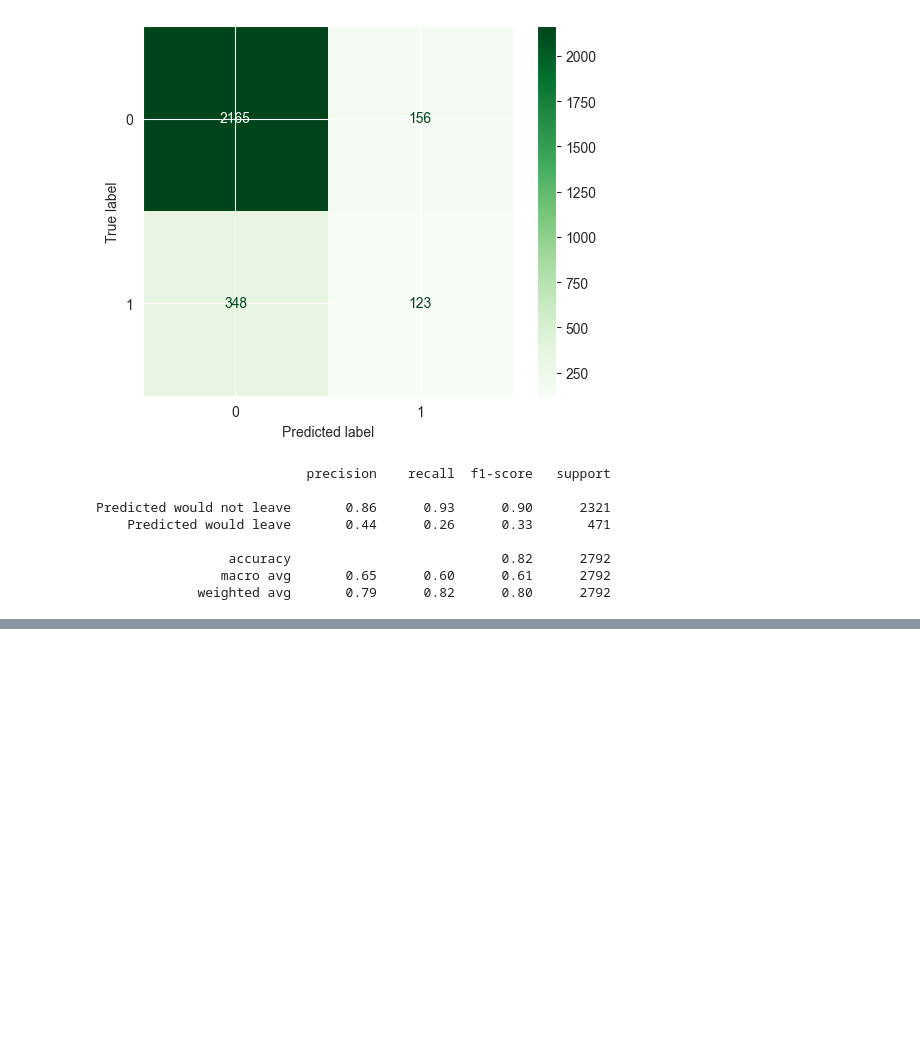
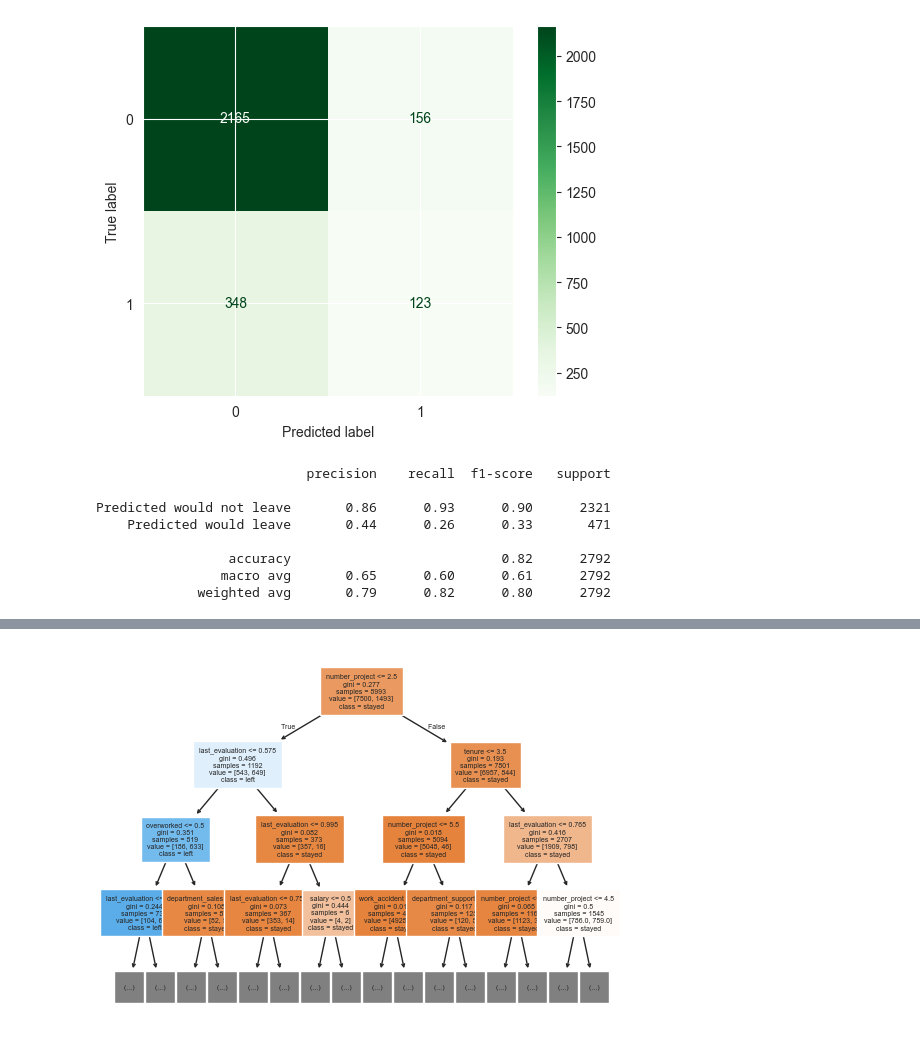
Before and after one commit to yildizramazan/salifort-motors, a Jupyter notebook: salifort-motors.ipynb, the cells around one changed output, grey strips where cells are left out. Saved outputs shown, nothing was run; the diff lists cells and outputs as text; code cells hidden in the pictures; blank space fills up the shorter version.

```diff
--- a/salifort-motors.ipynb
+++ b/salifort-motors.ipynb
@@ -258,0 +476,14 @@ Predicted would not leave       0.86      0.93      0.90      2321
+# %%
+tree = DecisionTreeClassifier(random_state=0)
+
+cv_params = {'max_depth':[4, 6, 8, None],
+             'min_samples_leaf': [2, 5, 1],
+             'min_samples_split': [2, 4, 6]
+             }
+
+scoring = ['accuracy', 'precision', 'recall', 'f1', 'roc_auc']
+
+tree2 = GridSearchCV(tree, cv_params, scoring=scoring, cv=4, refit='roc_auc')
+# %%
+%%time
+tree2.fit(X_train, y_train)
@@ -258,0 +586,6 @@ Predicted would not leave       0.86      0.93      0.90      2321
+# %%
+plot_tree(tree2.best_estimator_, max_depth=3, fontsize=5, feature_names=X.columns,
+          class_names={0:'stayed', 1:'left'}, filled=True);
+plt.show()
+# %% [output]
+[figure, added]
```
Also changed, not shown: parts of 49 cells of this notebook, 2 other files.
